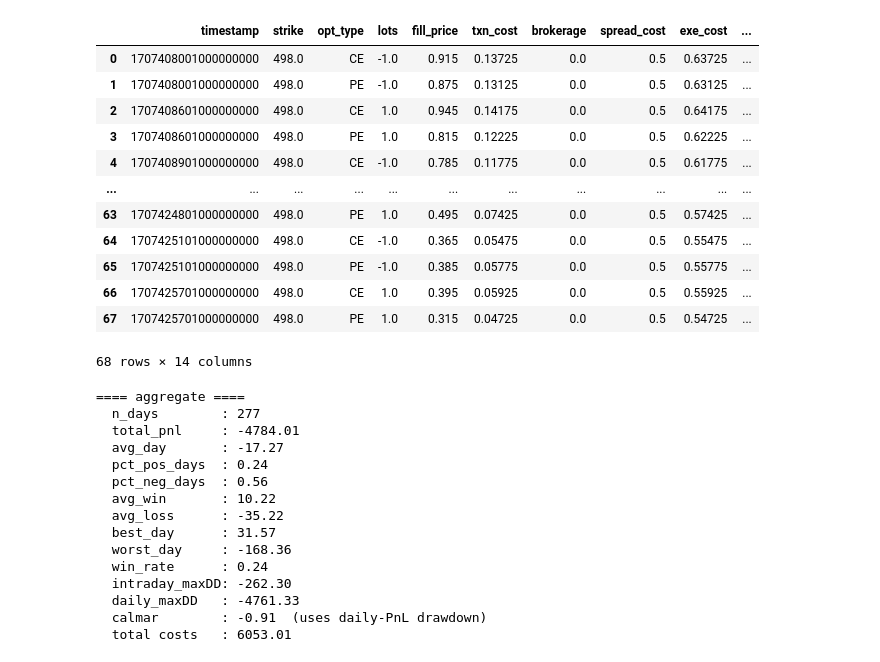
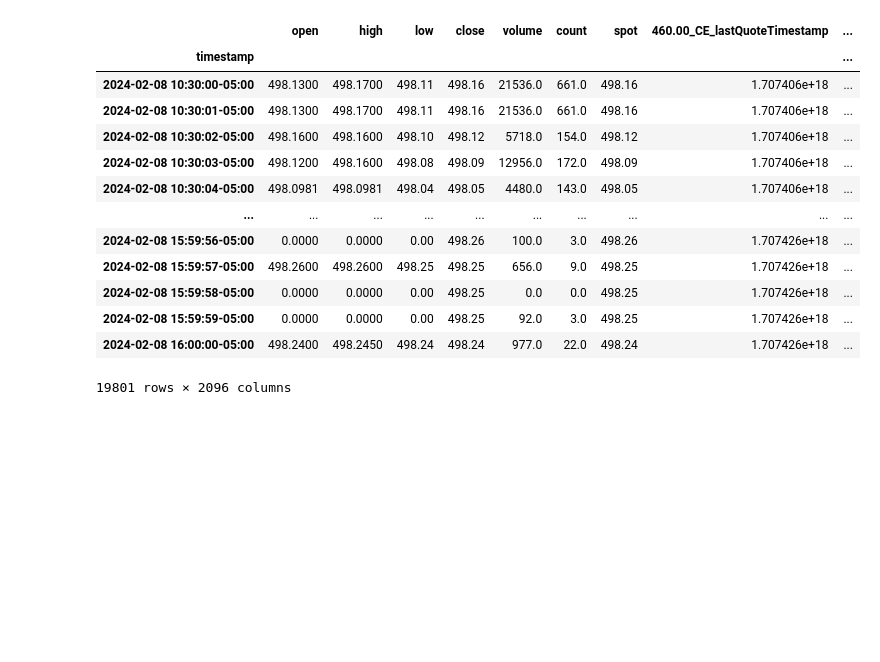
Before and after one commit to KeyaanEBL/BirdsEye, a Jupyter notebook: sandbox.ipynb, the cells around one changed output. Saved outputs shown, nothing was run; the diff lists cells and outputs as text; code cells hidden in the pictures; blank space fills up the shorter version.

```diff
--- a/sandbox.ipynb
+++ b/sandbox.ipynb
@@ -107,49 +0,0 @@ pf, led = run_day(f"{DATA_DIR}/20240208.parquet")
-# %%
-led.as_dataframe()
-# %% [output]
-|  | timestamp | strike | opt_type | lots | fill_price | txn_cost | brokerage | spread_cost | exe_cost | ... |
-| 0 | 1707408001000000000 | 498.0 | CE | -1.0 | 0.915 | 0.13725 | 0.0 | 0.5 | 0.63725 | ... |
-| 1 | 1707408001000000000 | 498.0 | PE | -1.0 | 0.875 | 0.13125 | 0.0 | 0.5 | 0.63125 | ... |
-| 2 | 1707408601000000000 | 498.0 | CE | 1.0 | 0.945 | 0.14175 | 0.0 | 0.5 | 0.64175 | ... |
-| 3 | 1707408601000000000 | 498.0 | PE | 1.0 | 0.815 | 0.12225 | 0.0 | 0.5 | 0.62225 | ... |
-| 4 | 1707408901000000000 | 498.0 | CE | -1.0 | 0.785 | 0.11775 | 0.0 | 0.5 | 0.61775 | ... |
-| ... | ... | ... | ... | ... | ... | ... | ... | ... | ... | ... |
-| 63 | 1707424801000000000 | 498.0 | PE | 1.0 | 0.495 | 0.07425 | 0.0 | 0.5 | 0.57425 | ... |
-| 64 | 1707425101000000000 | 498.0 | CE | -1.0 | 0.365 | 0.05475 | 0.0 | 0.5 | 0.55475 | ... |
-| 65 | 1707425101000000000 | 498.0 | PE | -1.0 | 0.385 | 0.05775 | 0.0 | 0.5 | 0.55775 | ... |
-| 66 | 1707425701000000000 | 498.0 | CE | 1.0 | 0.395 | 0.05925 | 0.0 | 0.5 | 0.55925 | ... |
-| 67 | 1707425701000000000 | 498.0 | PE | 1.0 | 0.315 | 0.04725 | 0.0 | 0.5 | 0.54725 | ... |
-68 rows × 14 columns
-# %%
-stats = analyzers.daily_stats(day_pnls)
-
-# drawdown two ways: across the daily-PnL curve, and intraday (all seconds stitched)
-all_curve = []
-for day in res.index:
-    all_curve += curves[day]
-intraday_dd = analyzers.max_drawdown(all_curve)
-daily_dd    = analyzers.max_drawdown(list(enumerate(np.cumsum(day_pnls))))
-
-print("==== aggregate ====")
-for k, v in stats.items():
-    print(f"  {k:<14}: {v:.2f}" if isinstance(v, float) else f"  {k:<14}: {v}")
-print(f"  intraday_maxDD: {intraday_dd:.2f}")
-print(f"  daily_maxDD   : {daily_dd:.2f}")
-print(f"  calmar        : {analyzers.calmar(day_pnls):.2f}  (uses daily-PnL drawdown)")
-print(f"  total costs   : {sum(r['costs($)'] for r in results):.2f}")
-# %% [output]
-==== aggregate ====
-  n_days        : 277
-  total_pnl     : -4784.01
-  avg_day       : -17.27
-  pct_pos_days  : 0.24
-  pct_neg_days  : 0.56
-  avg_win       : 10.22
-  avg_loss      : -35.22
-  best_day      : 31.57
-  worst_day     : -168.36
-  win_rate      : 0.24
-  intraday_maxDD: -262.30
-  daily_maxDD   : -4761.33
-  calmar        : -0.91  (uses daily-PnL drawdown)
-  total costs   : 6053.01
@@ -156,2 +8,20 @@ print(f"  total costs   : {sum(r['costs($)'] for r in results):.2f}")
+# %%
+df = pd.read_parquet(f"{DATA_DIR}/20240208.parquet")
+display(df)
+# %% [output]
+|  | open | high | low | close | volume | count | spot | 460.00_CE_lastQuoteTimestamp | ... |
+| timestamp |  |  |  |  |  |  |  |  | ... |
+| 2024-02-08 10:30:00-05:00 | 498.1300 | 498.1700 | 498.11 | 498.16 | 21536.0 | 661.0 | 498.16 | 1.707406e+18 | ... |
+| 2024-02-08 10:30:01-05:00 | 498.1300 | 498.1700 | 498.11 | 498.16 | 21536.0 | 661.0 | 498.16 | 1.707406e+18 | ... |
+| 2024-02-08 10:30:02-05:00 | 498.1600 | 498.1600 | 498.10 | 498.12 | 5718.0 | 154.0 | 498.12 | 1.707406e+18 | ... |
+| 2024-02-08 10:30:03-05:00 | 498.1200 | 498.1600 | 498.08 | 498.09 | 12956.0 | 172.0 | 498.09 | 1.707406e+18 | ... |
+| 2024-02-08 10:30:04-05:00 | 498.0981 | 498.0981 | 498.04 | 498.05 | 4480.0 | 143.0 | 498.05 | 1.707406e+18 | ... |
+| ... | ... | ... | ... | ... | ... | ... | ... | ... | ... |
+| 2024-02-08 15:59:56-05:00 | 0.0000 | 0.0000 | 0.00 | 498.26 | 100.0 | 3.0 | 498.26 | 1.707426e+18 | ... |
+| 2024-02-08 15:59:57-05:00 | 498.2600 | 498.2600 | 498.25 | 498.25 | 656.0 | 9.0 | 498.25 | 1.707426e+18 | ... |
+| 2024-02-08 15:59:58-05:00 | 0.0000 | 0.0000 | 0.00 | 498.25 | 0.0 | 0.0 | 498.25 | 1.707426e+18 | ... |
+| 2024-02-08 15:59:59-05:00 | 0.0000 | 0.0000 | 0.00 | 498.25 | 92.0 | 3.0 | 498.25 | 1.707426e+18 | ... |
+| 2024-02-08 16:00:00-05:00 | 498.2400 | 498.2450 | 498.24 | 498.24 | 977.0 | 22.0 | 498.24 | 1.707426e+18 | ... |
+19801 rows × 2096 columns
 # %%
 from engine import BirdsEye
```
Also changed, not shown: parts of 10 cells of this notebook, 8 other files.
